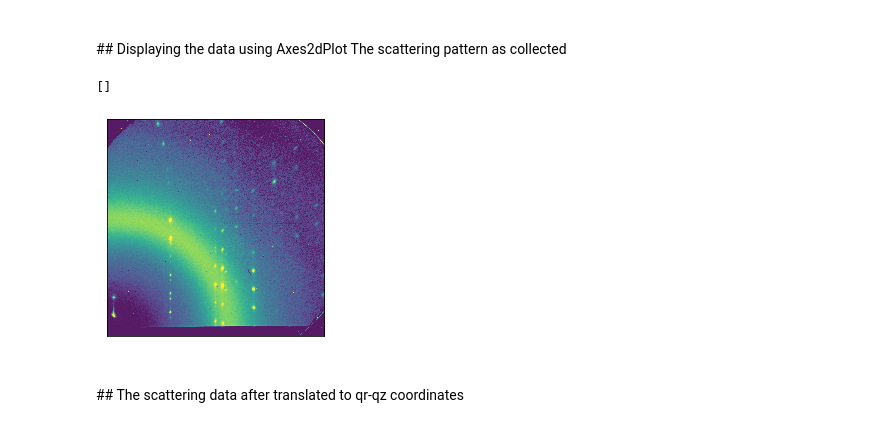
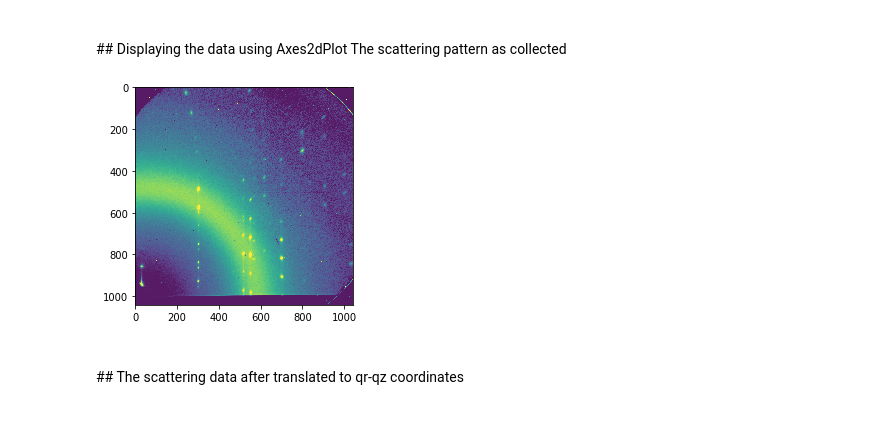
Before and after one commit to NSLS-II-LIX/py4xs, a Jupyter notebook: docs/GID.ipynb, the cells around one changed output. Saved outputs shown, nothing was run; the diff lists cells and outputs as text; code cells hidden in the pictures.

```diff
--- a/docs/GID.ipynb
+++ b/docs/GID.ipynb
@@ -57,16 +57,11 @@ The scattering pattern as collected
 # %%
 plt.figure()
 ax = plt.gca()
 paxr = Axes2dPlot(ax, dwaxs.data)
 paxr.plot(logScale=True)
 paxr.img.set_clim(240,2400)
-ax.set_xticklabels([])
-ax.set_yticklabels([])
-ax.set_xticks([])
-ax.set_yticks([])
 # %% [output]
-[]
-[figure, old version]
+[figure, new version]
 # %% [markdown]
 <br>
 ##
```
